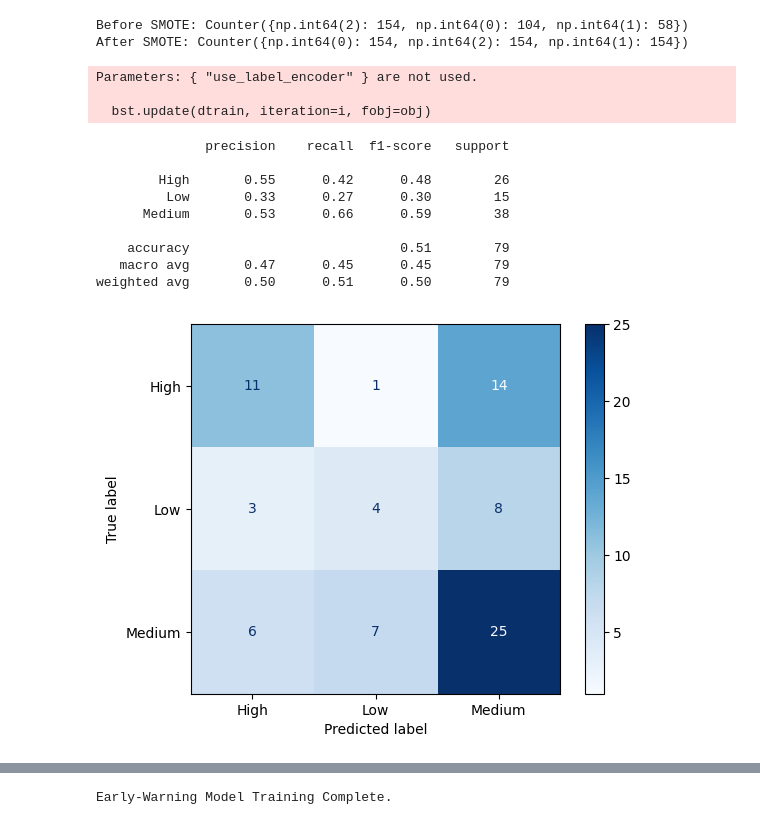
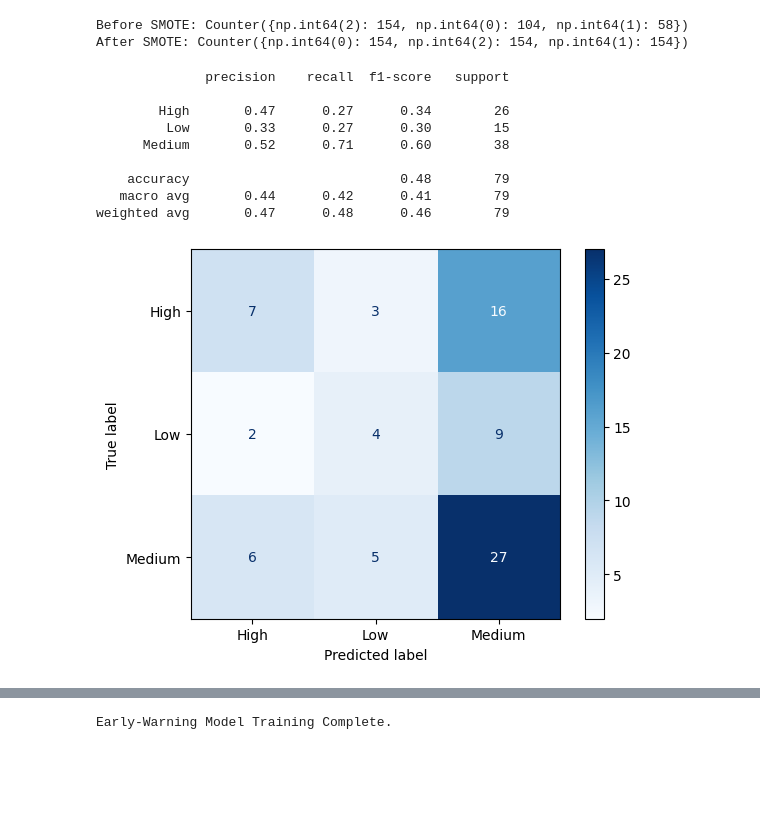
Before and after one commit to KailasVS666/risk-prediction-model, a Jupyter notebook: risk_prediction_model.ipynb, the cells around one changed output, grey strips where cells are left out. Drawn from its saved outputs; the diff is of its cells as text; code cells hidden in the pictures; blank space fills up the shorter version.

```diff
--- a/risk_prediction_model.ipynb
+++ b/risk_prediction_model.ipynb
@@ -233,63 +248,44 @@ After SMOTE: Counter({np.int64(0): 154, np.int64(2): 154, np.int64(1): 154})
 # %%
 from xgboost import XGBClassifier
 from sklearn.metrics import classification_report, ConfusionMatrixDisplay
 import matplotlib.pyplot as plt
 import pandas as pd
 
 # Rebuild pipeline with XGBoost using the resampled data
+# Removed use_label_encoder as it's deprecated
 xgb_model_smote = Pipeline([
     ("clf", XGBClassifier(
         objective="multi:softmax",
         num_class=3,
         eval_metric="mlogloss",
-        random_state=42,
-        use_label_encoder=False # This parameter is deprecated and can be removed
+        random_state=42
     ))
 ])
 
 # Train on the SMOTE-resampled data
 xgb_model_smote.fit(X_train_res, y_train_res)
 
-# One-hot encode X_test to match X_train_res before prediction
-X_test_encoded = pd.get_dummies(X_test, drop_first=True)
+# Predict on the processed test set (already created in the previous cell)
+y_pred_xgb_smote = xgb_model_smote.predict(X_test_processed)
 
-# Ensure columns match between training and test sets after encoding
-# This is important if some categories are only present in train or test
-train_cols = X_train_res.columns
-test_cols = X_test_encoded.columns
-
-missing_in_test = set(train_cols) - set(test_cols)
-for c in missing_in_test:
-    X_test_encoded[c] = 0
-
-missing_in_train = set(test_cols) - set(train_cols)
-X_test_encoded = X_test_encoded[train_cols]
-
-
-# Predict on the encoded test set
-y_pred_xgb_smote = xgb_model_smote.predict(X_test_encoded)
-
-# Decode predictions back to labels for readability
+# Decode predictions back to labels using the label encoder 'le'
 y_pred_labels_smote = le.inverse_transform(y_pred_xgb_smote)
 
 # Evaluation
 print(classification_report(y_test, y_pred_labels_smote))
 
 # Confusion matrix
 ConfusionMatrixDisplay.from_predictions(y_test, y_pred_labels_smote, cmap="Blues")
 plt.show()
 # %% [output]
-Parameters: { "use_label_encoder" } are not used.
+              precision    recall  f1-score   support
 
-  bst.update(dtrain, iteration=i, fobj=obj)
+        High       0.47      0.27      0.34        26
+         Low       0.33      0.27      0.30        15
+      Medium       0.52      0.71      0.60        38
+
+    accuracy                           0.48        79
+   macro avg       0.44      0.42      0.41        79
+weighted avg       0.47      0.48      0.46        79
-              precision    recall  f1-score   support
-
-        High       0.55      0.42      0.48        26
-         Low       0.33      0.27      0.30        15
-      Medium       0.53      0.66      0.59        38
-
-    accuracy                           0.51        79
-   macro avg       0.47      0.45      0.45        79
-weighted avg       0.50      0.51      0.50        79
-[figure, old version]
+[figure, new version]
 # %%
```
Also changed, not shown: parts of 4 cells of this notebook.
